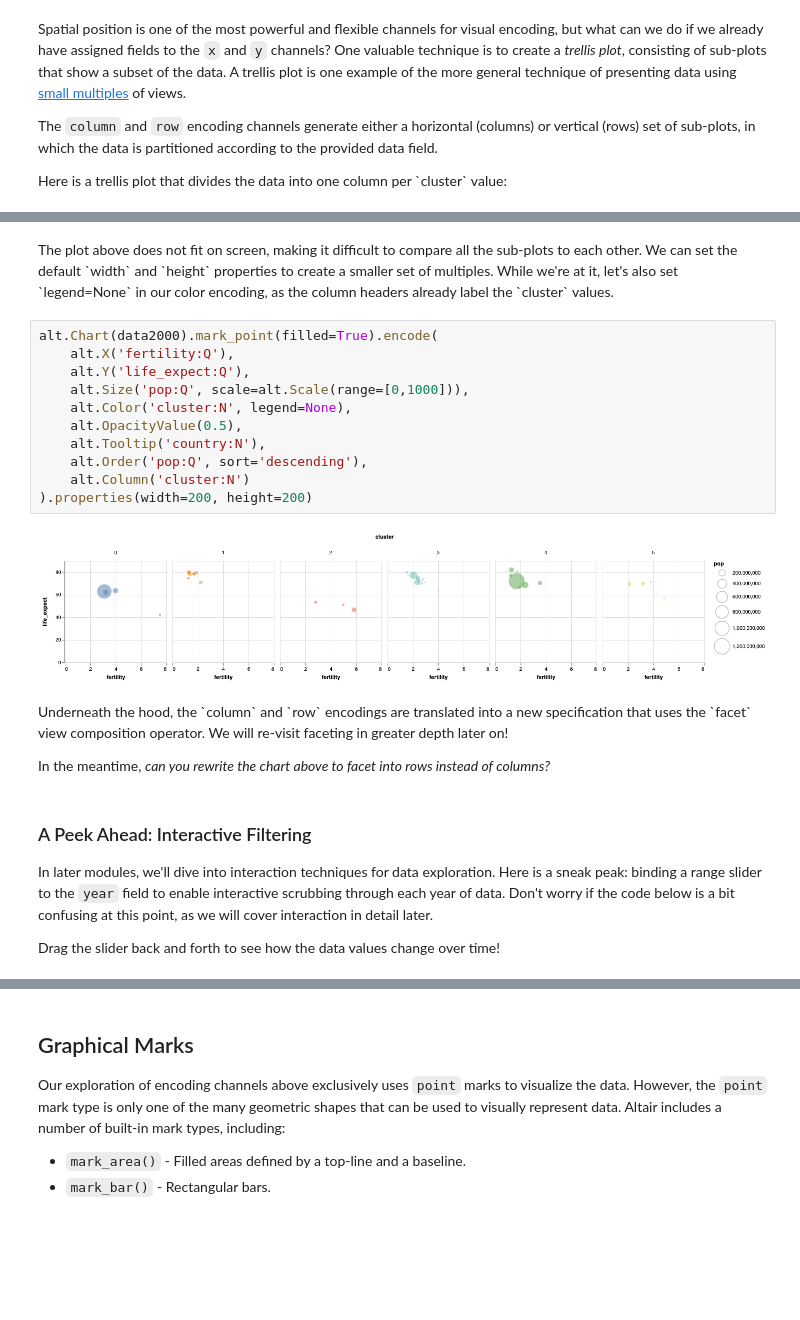
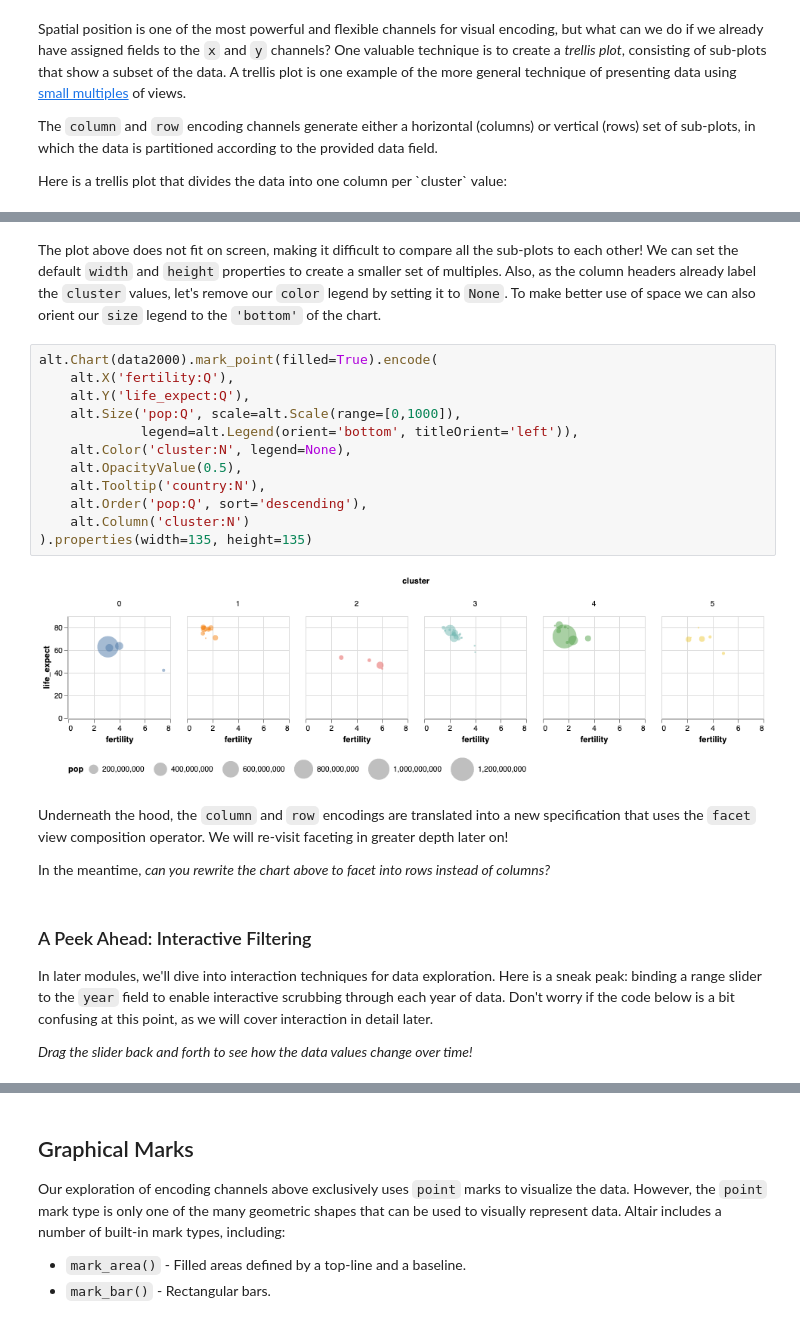
Before and after one commit to uwdata/visualization-curriculum, a Jupyter notebook: altair_marks_encoding.ipynb, the cells around one changed output, grey strips where cells are left out. Drawn from its saved outputs; the diff is of its cells as text; blank space fills up the shorter version.

```diff
--- a/altair_marks_encoding.ipynb
+++ b/altair_marks_encoding.ipynb
@@ -331,20 +331,21 @@ alt.Chart(data2000).mark_point(filled=True).encode(
 # %% [markdown]
-The plot above does not fit on screen, making it difficult to compare all the sub-plots to each other. We can set the default \`width\` and \`height\` properties to create a smaller set of multiples. While we're at it, let's also set \`legend=None\` in our color encoding, as the column headers already label the \`cluster\` values.
+The plot above does not fit on screen, making it difficult to compare all the sub-plots to each other! We can set the default `width` and `height` properties to create a smaller set of multiples. Also, as the column headers already label the `cluster` values, let's remove our `color` legend by setting it to `None`. To make better use of space we can also orient our `size` legend to the `'bottom'` of the chart.
 # %%
 alt.Chart(data2000).mark_point(filled=True).encode(
     alt.X('fertility:Q'),
     alt.Y('life_expect:Q'),
-    alt.Size('pop:Q', scale=alt.Scale(range=[0,1000])),
+    alt.Size('pop:Q', scale=alt.Scale(range=[0,1000]),
+             legend=alt.Legend(orient='bottom', titleOrient='left')),
     alt.Color('cluster:N', legend=None),
     alt.OpacityValue(0.5),
     alt.Tooltip('country:N'),
     alt.Order('pop:Q', sort='descending'),
     alt.Column('cluster:N')
-).properties(width=200, height=200)
+).properties(width=135, height=135)
 # %% [output]
-[figure, old version]
+[figure, new version]
 # %% [markdown]
-Underneath the hood, the \`column\` and \`row\` encodings are translated into a new specification that uses the \`facet\` view composition operator. We will re-visit faceting in greater depth later on!
+Underneath the hood, the `column` and `row` encodings are translated into a new specification that uses the `facet` view composition operator. We will re-visit faceting in greater depth later on!
 
 In the meantime, _can you rewrite the chart above to facet into rows instead of columns?_
 # %% [markdown]
@@ -352,6 +353,6 @@ In the meantime, _can you rewrite the chart above to facet into rows instead of
 
 In later modules, we'll dive into interaction techniques for data exploration. Here is a sneak peak: binding a range slider to the `year` field to enable interactive scrubbing through each year of data. Don't worry if the code below is a bit confusing at this point, as we will cover interaction in detail later.
 
-Drag the slider back and forth to see how the data values change over time!
+_Drag the slider back and forth to see how the data values change over time!_
 # %%
 select_year = alt.selection_single(
```
Also changed, not shown: parts of 37 cells of this notebook, 7 other files.
